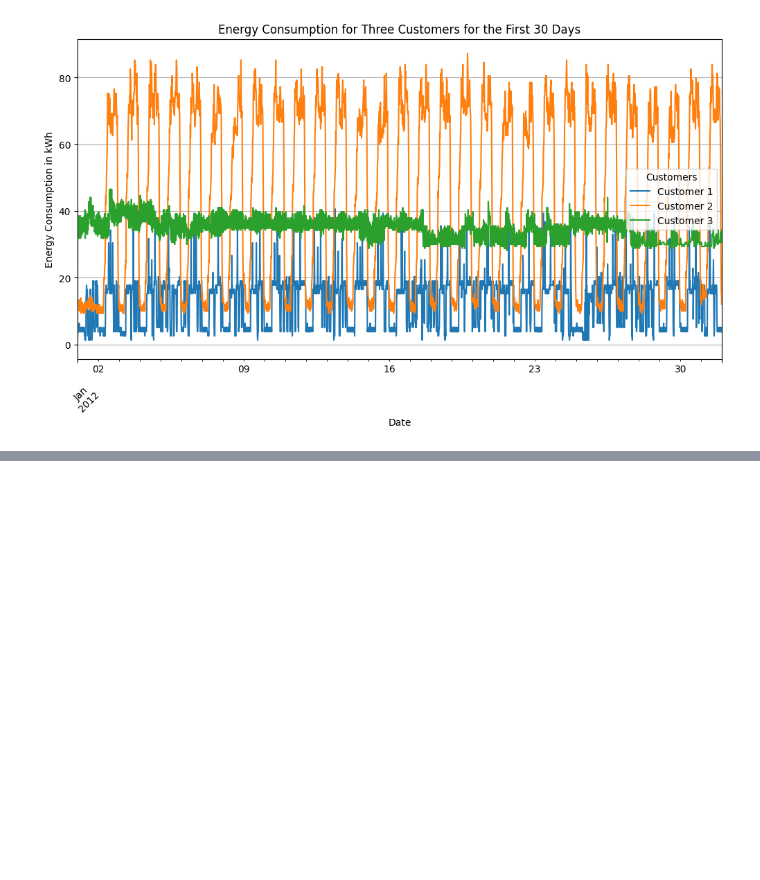
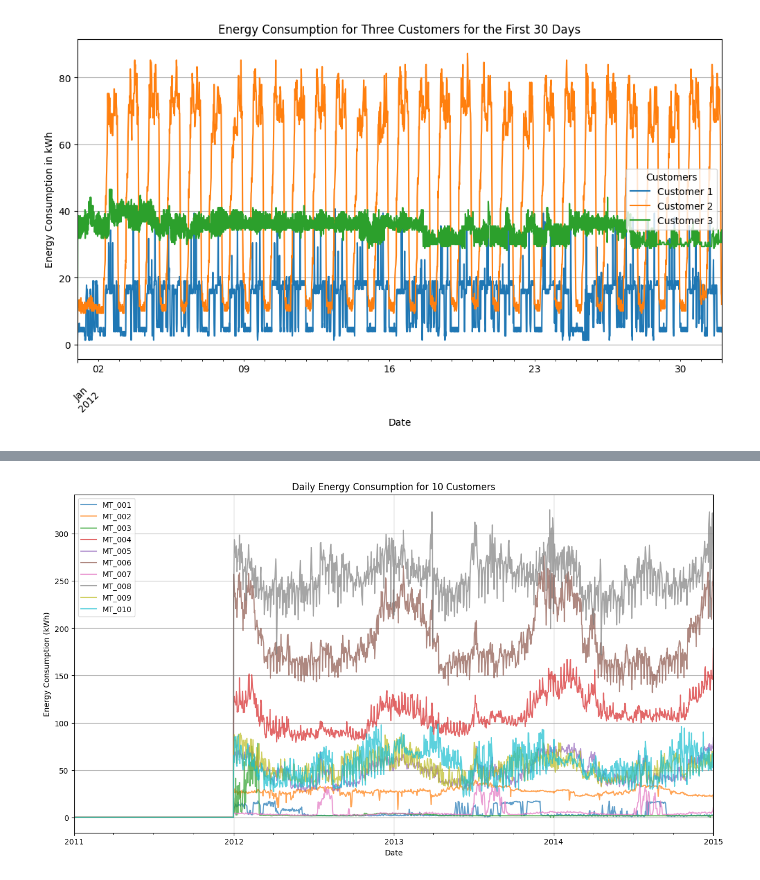
Before and after one commit to nicolaslieb/artificialintelligenceapplications, a Jupyter notebook: Second_Project/second_project.ipynb, the cells around one changed output, grey strips where cells are left out. Saved outputs shown, nothing was run; the diff lists cells and outputs as text; code cells hidden in the pictures; blank space fills up the shorter version.

```diff
--- a/Second_Project/second_project.ipynb
+++ b/Second_Project/second_project.ipynb
@@ -173,0 +203,12 @@ plt.show()
+# %%
+# Select a subset of customers (e.g., 10 customers)
+selected_customers = daily_avg.iloc[:, :10]
+
+# Plot
+selected_customers.plot(figsize=(15, 8), alpha=0.7, title='Daily Energy Consumption for 10 Customers')
+plt.xlabel('Date')
+plt.ylabel('Energy Consumption (kWh)')
+plt.grid(True)
+plt.show()
+# %% [output]
+[figure, added]
```
Also changed, not shown: parts of 12 cells of this notebook.
